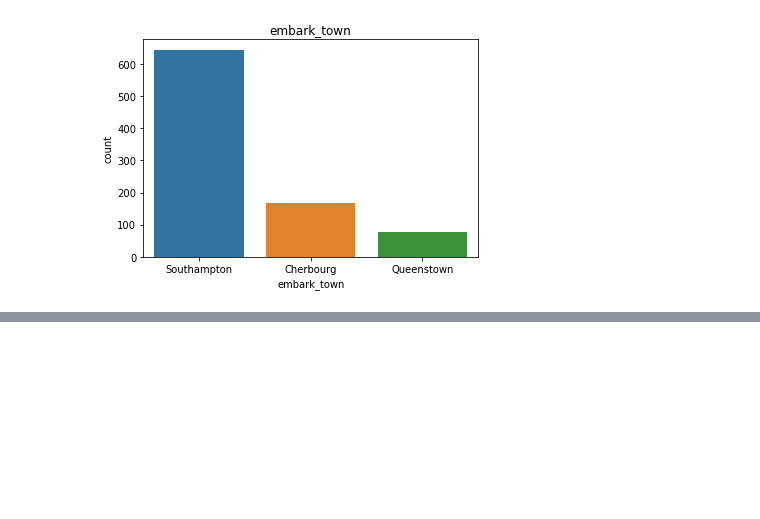
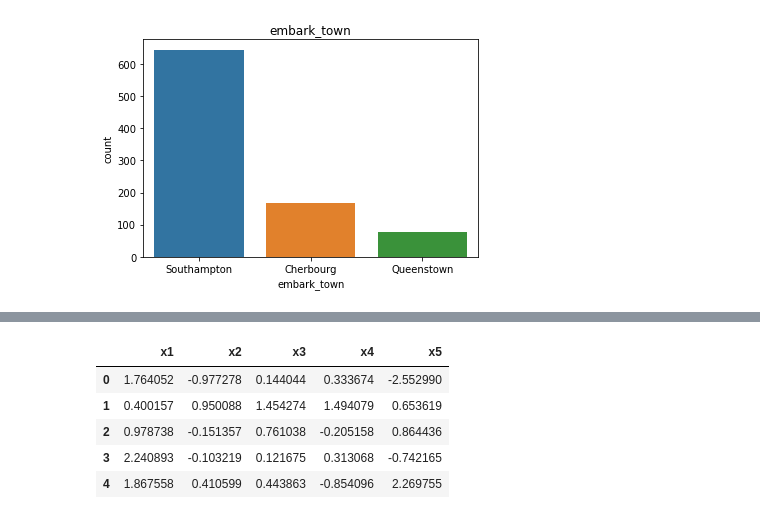
Before and after one commit to rileyko/PythonStudy, a Jupyter notebook: DataPrep/DataPreprocessing.ipynb, the cells around one changed output, grey strips where cells are left out. Cells and saved outputs as stored; diff of their text form; code cells hidden in the pictures; blank space fills up the shorter version.

```diff
--- a/DataPrep/Prep1.ipynb
+++ b/DataPrep/DataPreprocessing.ipynb
@@ -169,0 +248,12 @@ from sklearn.impute import SimpleImputer
+# %%
+from patsy import demo_data
+# 임의의 실수형 데이터 생성
+df = pd.DataFrame(demo_data("x1","x2","x3","x4","x5"))
+df
+# %% [output]
+|  | x1 | x2 | x3 | x4 | x5 |
+| 0 | 1.764052 | -0.977278 | 0.144044 | 0.333674 | -2.552990 |
+| 1 | 0.400157 | 0.950088 | 1.454274 | 1.494079 | 0.653619 |
+| 2 | 0.978738 | -0.151357 | 0.761038 | -0.205158 | 0.864436 |
+| 3 | 2.240893 | -0.103219 | 0.121675 | 0.313068 | -0.742165 |
+| 4 | 1.867558 | 0.410599 | 0.443863 | -0.854096 | 2.269755 |
```
Also changed, not shown: parts of 12 cells of this notebook, 1 other file.
